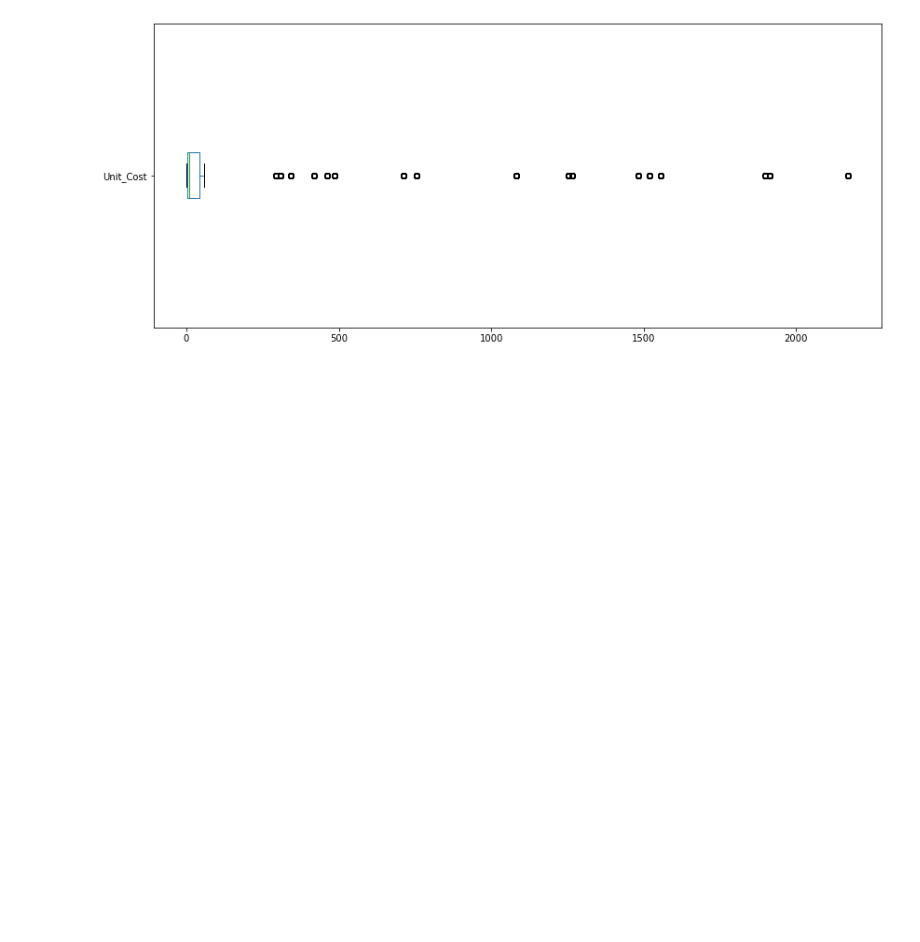
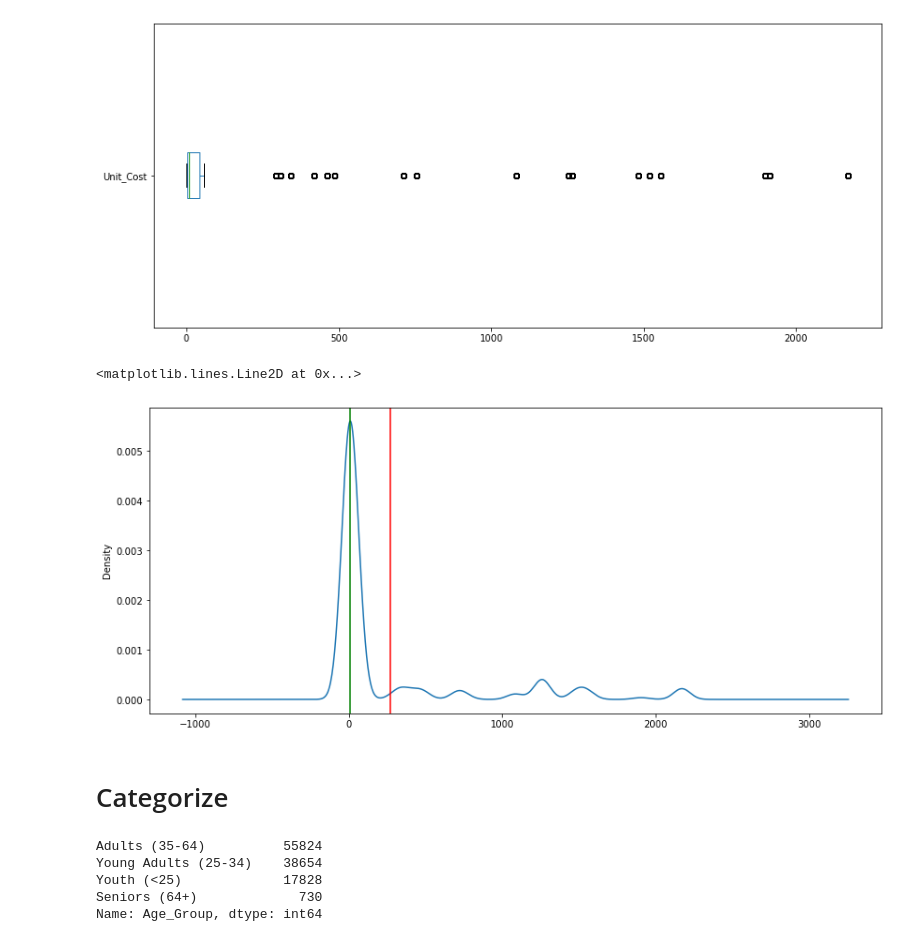
Before and after one commit to viethuy25/bike_sale, a Jupyter notebook: Untitled.ipynb, the cells around one changed output. Cells and saved outputs as stored; diff of their text form; code cells hidden in the pictures; blank space fills up the shorter version.

Commit message:
Data wraggling, analyze sells from chart by countries

```diff
--- a/Untitled.ipynb
+++ b/Untitled.ipynb
@@ -53,3 +53,20 @@ sales_df['Unit_Cost'].plot(kind='box', vert=False, figsize=(14,6))
 # %% [output]
 <matplotlib.axes._subplots.AxesSubplot at 0x...>
 [figure]
+# %%
+ax = sales_df['Unit_Cost'].plot(kind='density', figsize=(14,6)) # kde
+ax.axvline(sales_df['Unit_Cost'].mean(), color='red')
+ax.axvline(sales_df['Unit_Cost'].median(), color='green')
+# %% [output]
+<matplotlib.lines.Line2D at 0x...>
+[figure, added]
+# %% [markdown]
+# Categorize
+# %%
+sales_df['Age_Group'].value_counts()
+# %% [output]
+Adults (35-64)          55824
+Young Adults (25-34)    38654
+Youth (<25)             17828
+Seniors (64+)             730
+Name: Age_Group, dtype: int64
```
Also changed, not shown: parts of 15 cells of this notebook.
